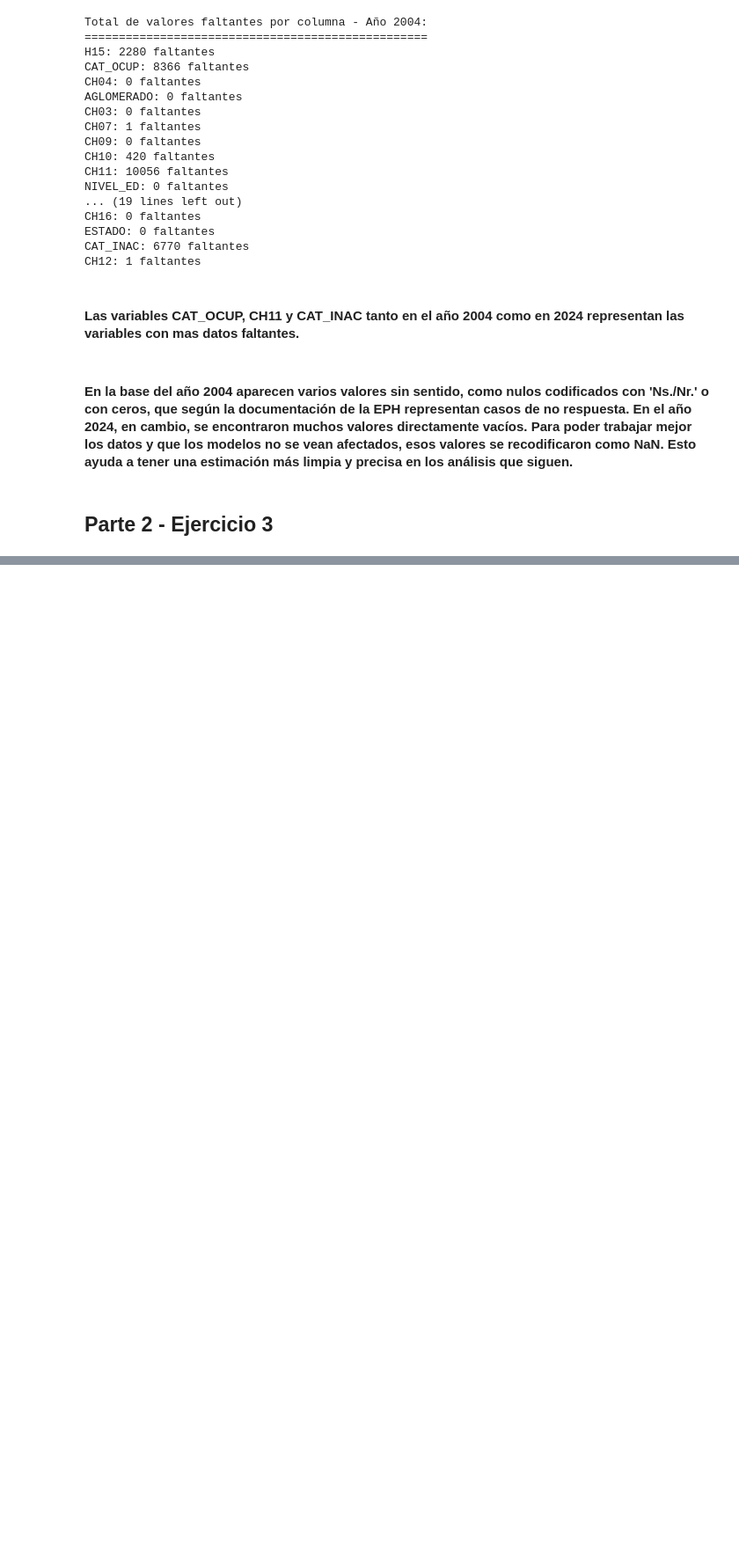
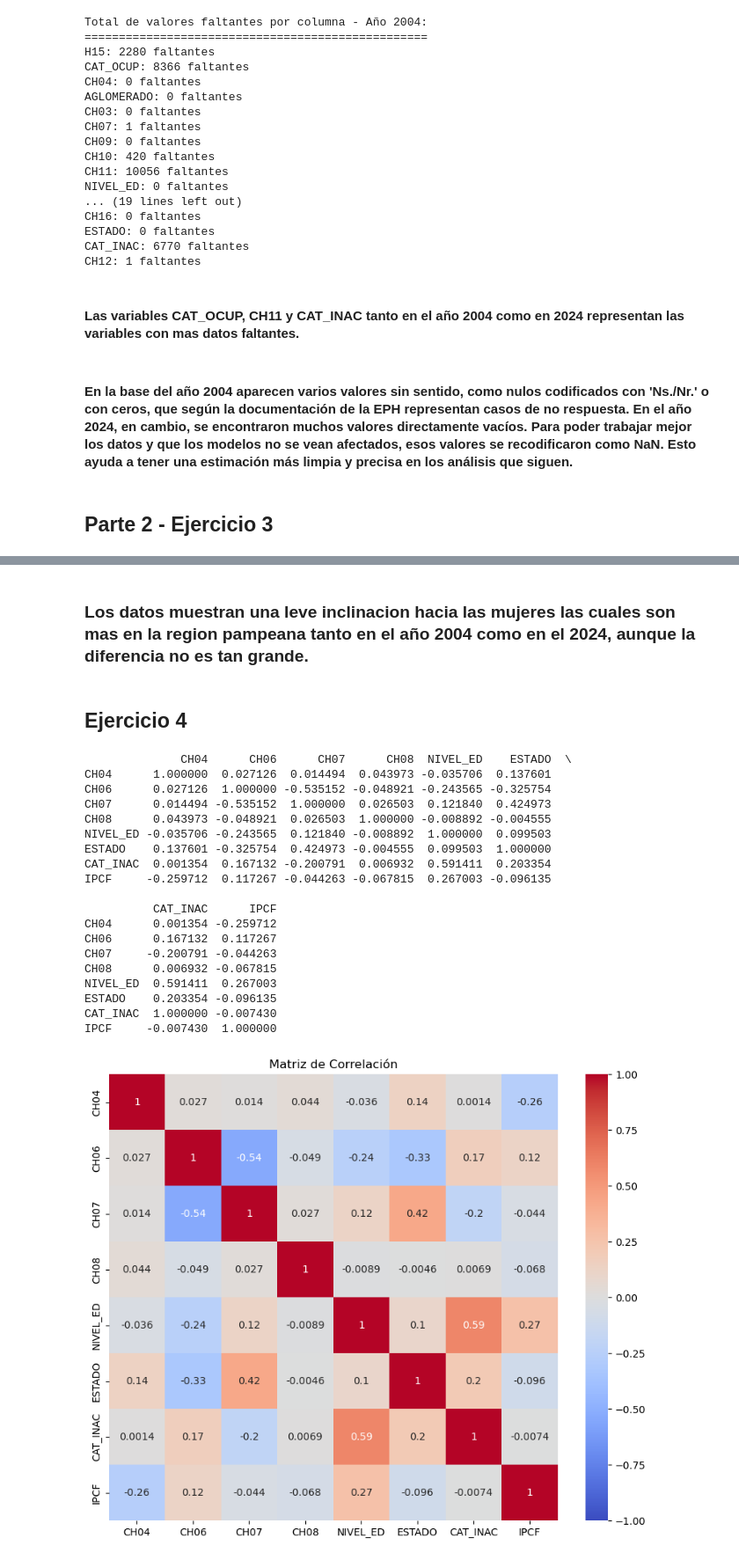
Before and after one commit to MaxiPetrini/BigDataUBA-Grupo16, a Jupyter notebook: TP2/tp2.ipynb, the cells around one changed output, grey strips where cells are left out. Shown at 88% size. Saved outputs shown, nothing was run; the diff lists cells and outputs as text; code cells hidden in the pictures; blank space fills up the shorter version.

```diff
--- a/TP2/tp2.ipynb
+++ b/TP2/tp2.ipynb
@@ -256,0 +275,52 @@ CH12: 1 faltantes
+# %% [markdown]
+### Los datos muestran una leve inclinacion hacia las mujeres las cuales son mas en la region pampeana tanto en el año 2004 como en el 2024, aunque la diferencia no es tan grande.
+# %% [markdown]
+## Ejercicio 4
+# %%
+df_matriz = pd.read_excel("datos_region43.xlsx")
+pd.set_option('future.no_silent_downcasting', True)
+
+variables = ['CH04', 'CH06', 'CH07', 'CH08', 'NIVEL_ED', 'ESTADO', 'CAT_INAC', 'IPCF',
+            ]
+
+df_matriz = df_matriz[variables]
+
+df_matriz['CH04'] = df_matriz['CH04'].map({'Varón': 1, 'Mujer': 2})
+df_matriz['CH06'] = df_matriz['CH06'].replace({'Menos de 1 año': 0.5, '98 y más años': 102})
+df_matriz['CH07'] = df_matriz['CH07'].map({'Unido': 1, 'Casado': 2, 'Separado o divorciado': 3, 'Viudo': 4, 'Soltero': 5}).astype('Int64')
+df_matriz['CH08'] = df_matriz['CH08'].map({'Obra social (incluye PAMI)': 1, 'Mutual/Prepaga/Servicio de emergencia': 2, 'Planes y seguros públicos': 3,'No paga ni le descuentan': 4, 'Ns./Nr': 9, 'Obra social y mutual/prepaga/servicio de emergencia': 12, 'Obra social y planes y seguros públicos': 13, 'Mutual/prepaga/servicio de emergencia/planes y seguros públi': 23, 'Obra social, mutual/prepaga/servicio de emergencia y planes': 123 })
+df_matriz['NIVEL_ED'] = df_matriz['NIVEL_ED'].map({'Primaria Incompleta (incluye educación especial)': 1, 'Primaria Completa': 2, 'Secundaria Incompleta': 3,  'Secundaria Completa': 4,'Superior Universitaria Incompleta': 5,'Superior Universitaria Completa': 6,'Sin instrucción': 7,'Ns./ Nr.': 9})
+df_matriz['ESTADO'] = df_matriz['ESTADO'].map({ 'Entrevista individual no realizada (no respuesta al cuestion': 0, 'Ocupado': 1,'Desocupado': 2,'Inactivo': 3,'Menor de 10 años': 4})
+df_matriz['CAT_INAC'] = df_matriz['CAT_INAC'].map({'Jubilado/Pensionado': 1, 'Rentista': 2,'Estudiante': 3, 'Ama de casa': 4,'Menor de 6 años': 5,'Discapacitado': 6,'Otros': 7})
+
+df_matriz_filtered = df_matriz[variables]
+
+correlation_matrix = df_matriz_filtered.corr()
+
+print(correlation_matrix)
+
+plt.figure(figsize=(10, 8))
+sns.heatmap(correlation_matrix, annot=True, cmap='coolwarm', vmin=-1, vmax=1)
+plt.title('Matriz de Correlación')
+plt.show()
+# %% [output]
+              CH04      CH06      CH07      CH08  NIVEL_ED    ESTADO  \
+CH04      1.000000  0.027126  0.014494  0.043973 -0.035706  0.137601
+CH06      0.027126  1.000000 -0.535152 -0.048921 -0.243565 -0.325754
+CH07      0.014494 -0.535152  1.000000  0.026503  0.121840  0.424973
+CH08      0.043973 -0.048921  0.026503  1.000000 -0.008892 -0.004555
+NIVEL_ED -0.035706 -0.243565  0.121840 -0.008892  1.000000  0.099503
+ESTADO    0.137601 -0.325754  0.424973 -0.004555  0.099503  1.000000
+CAT_INAC  0.001354  0.167132 -0.200791  0.006932  0.591411  0.203354
+IPCF     -0.259712  0.117267 -0.044263 -0.067815  0.267003 -0.096135
+
+          CAT_INAC      IPCF
+CH04      0.001354 -0.259712
+CH06      0.167132  0.117267
+CH07     -0.200791 -0.044263
+CH08      0.006932 -0.067815
+NIVEL_ED  0.591411  0.267003
+ESTADO    0.203354 -0.096135
+CAT_INAC  1.000000 -0.007430
+IPCF     -0.007430  1.000000
+[figure, added]
```
Also changed, not shown: parts of 6 cells of this notebook.
